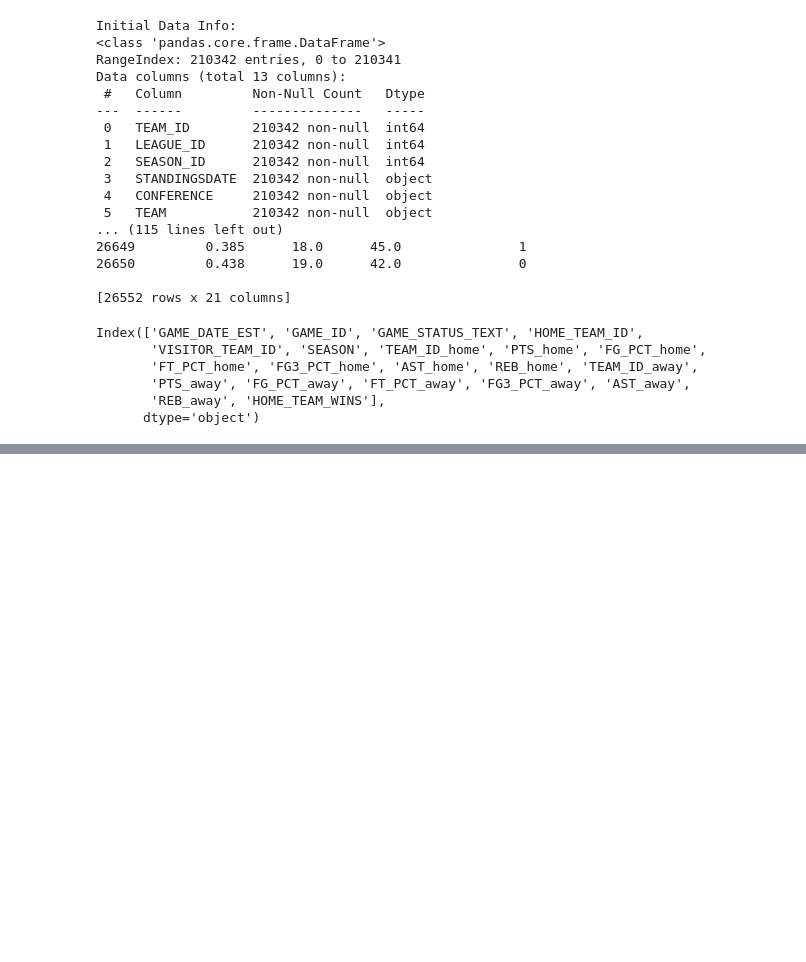
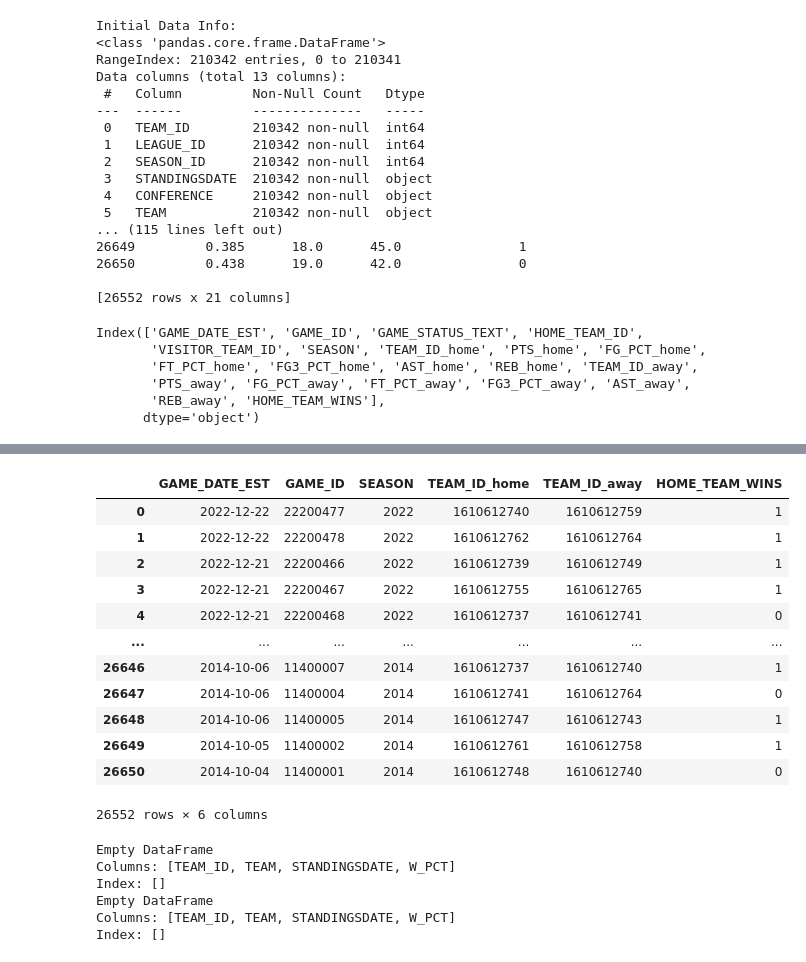
Before and after one commit to Duppal147/Hackathon2025, a Jupyter notebook: hackathon_pre_game_model.ipynb, the cells around one changed output, grey strips where cells are left out. Drawn from its saved outputs; the diff is of its cells as text; code cells hidden in the pictures; blank space fills up the shorter version.

```diff
--- a/hackathon_pre_game_model.ipynb
+++ b/hackathon_pre_game_model.ipynb
@@ -272,0 +273,38 @@ games_21
+# %%
+rankings_new = rankings[['TEAM_ID', 'TEAM', 'STANDINGSDATE', 'W_PCT']]
+rankings_new
+
+games_new = games[['GAME_DATE_EST', 'GAME_ID', 'SEASON', 'TEAM_ID_home', 'TEAM_ID_away', 'HOME_TEAM_WINS']]
+games_new
+# %% [output]
+|  | GAME_DATE_EST | GAME_ID | SEASON | TEAM_ID_home | TEAM_ID_away | HOME_TEAM_WINS |
+| 0 | 2022-12-22 | 22200477 | 2022 | 1610612740 | 1610612759 | 1 |
+| 1 | 2022-12-22 | 22200478 | 2022 | 1610612762 | 1610612764 | 1 |
+| 2 | 2022-12-21 | 22200466 | 2022 | 1610612739 | 1610612749 | 1 |
+| 3 | 2022-12-21 | 22200467 | 2022 | 1610612755 | 1610612765 | 1 |
+| 4 | 2022-12-21 | 22200468 | 2022 | 1610612737 | 1610612741 | 0 |
+| ... | ... | ... | ... | ... | ... | ... |
+| 26646 | 2014-10-06 | 11400007 | 2014 | 1610612737 | 1610612740 | 1 |
+| 26647 | 2014-10-06 | 11400004 | 2014 | 1610612741 | 1610612764 | 0 |
+| 26648 | 2014-10-06 | 11400005 | 2014 | 1610612747 | 1610612743 | 1 |
+| 26649 | 2014-10-05 | 11400002 | 2014 | 1610612761 | 1610612758 | 1 |
+| 26650 | 2014-10-04 | 11400001 | 2014 | 1610612748 | 1610612740 | 0 |
+26552 rows × 6 columns
+# %%
+
+for index, row in games_new.iterrows():
+    date = row['GAME_DATE_EST']
+    home_id = row['TEAM_ID_home']
+    away_id = row['TEAM_ID_away']
+    home_row = rankings_new[(rankings_new['TEAM_ID'] == home_id) & (rankings_new['STANDINGSDATE'] == date)]
+    away_row = rankings_new[(rankings_new['TEAM_ID'] == away_id) & (rankings_new['STANDINGSDATE'] == date)]
+    print(home_row)
+    print(away_row)
+    break
+# %% [output]
+Empty DataFrame
+Columns: [TEAM_ID, TEAM, STANDINGSDATE, W_PCT]
+Index: []
+Empty DataFrame
+Columns: [TEAM_ID, TEAM, STANDINGSDATE, W_PCT]
+Index: []
```
Also changed, not shown: parts of 4 cells of this notebook.
